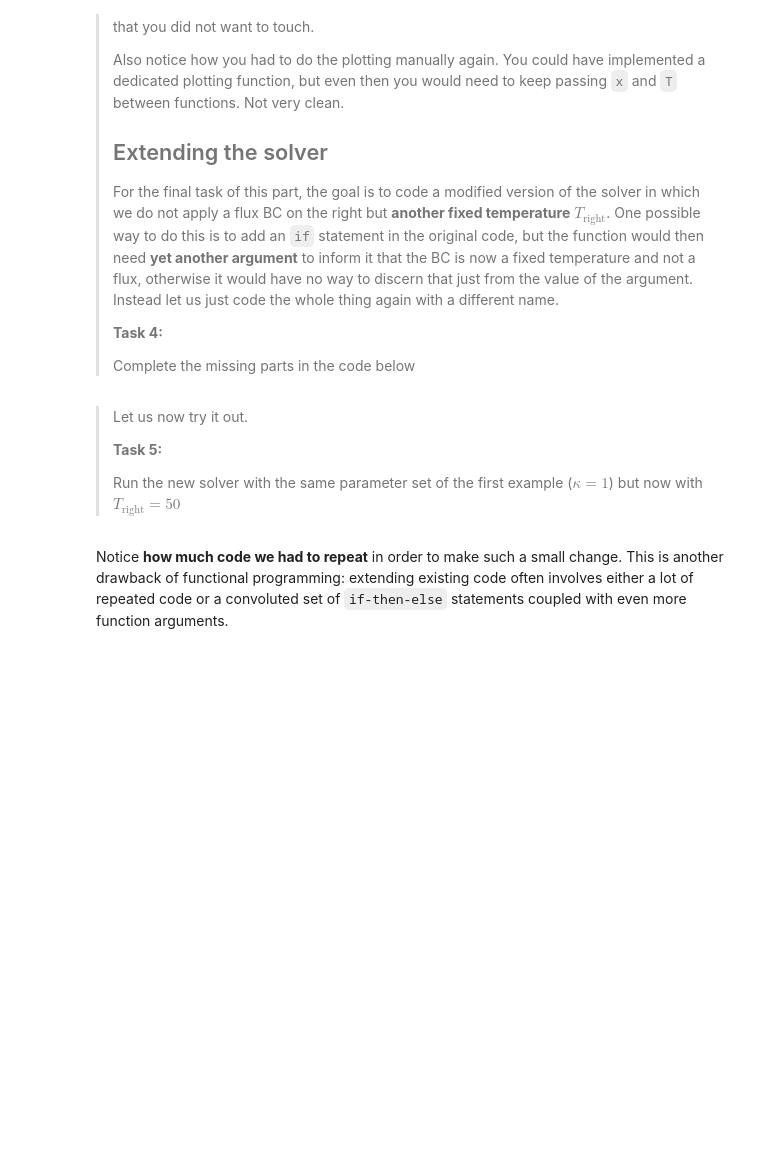
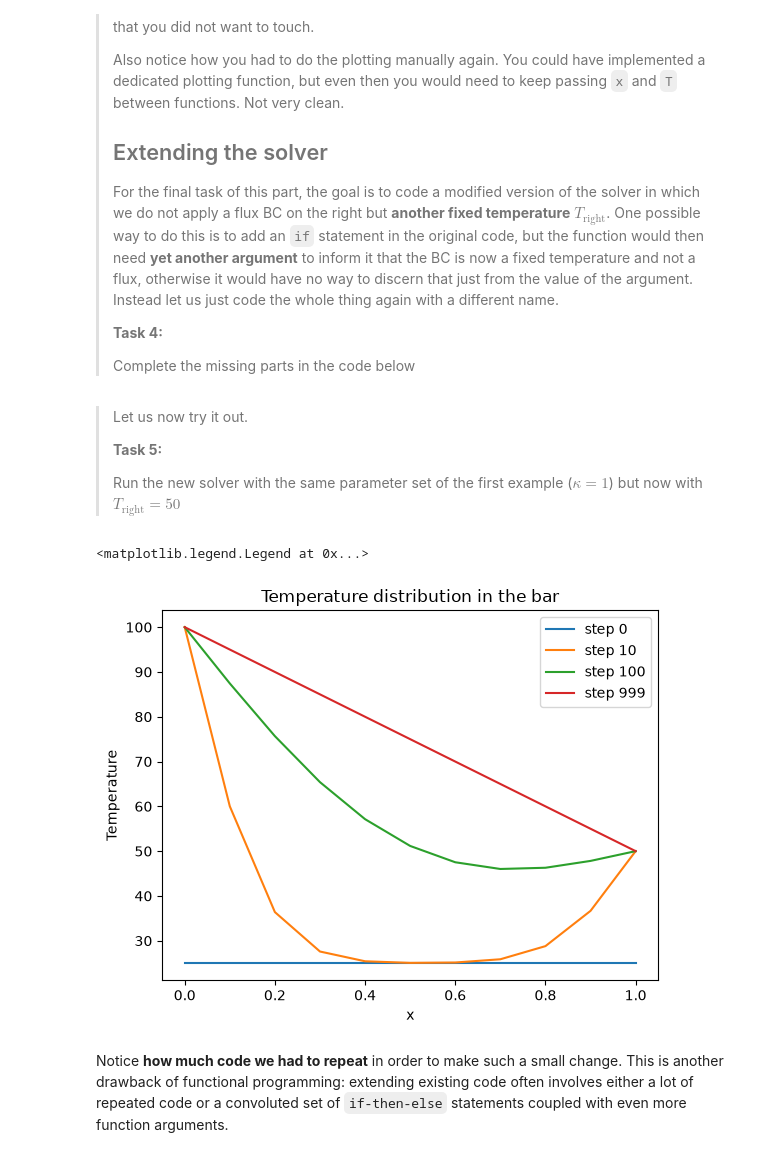
Before and after one commit to tmesticka/PA2.1, a Jupyter notebook: 1_functional.ipynb, the cells around one changed output. Drawn from its saved outputs; the diff is of its cells as text; code cells hidden in the pictures; blank space fills up the shorter version.

```diff
--- a/1_functional.ipynb
+++ b/1_functional.ipynb
@@ -160,3 +154,17 @@ x,T = # YOUR_CODE_LINE_HERE
+# %%
+# run the solver
+x,T = run_diffusion_two(L=1, dx=0.1, dt=0.001, kappa=1, T_init=25, T_left=100, T_right=50, n_steps=1000)
+
+# plot the solution
+for n in [0, 10, 100, 999]:
+    plt.plot(x, T[n,:], label=f'step {n}')
+plt.xlabel('x')
+plt.ylabel('Temperature')
+plt.title('Temperature distribution in the bar')
+plt.legend()
+# %% [output]
+<matplotlib.legend.Legend at 0x...>
+[figure, added]
 # %% [markdown]
 Notice **how much code we had to repeat** in order to make such a small change. This is another drawback of functional programming: extending existing code often involves either a lot of repeated code or a convoluted set of `if-then-else` statements coupled with even more function arguments.
 # %% [markdown]
```
Also changed, not shown: parts of 1 cell of this notebook.
